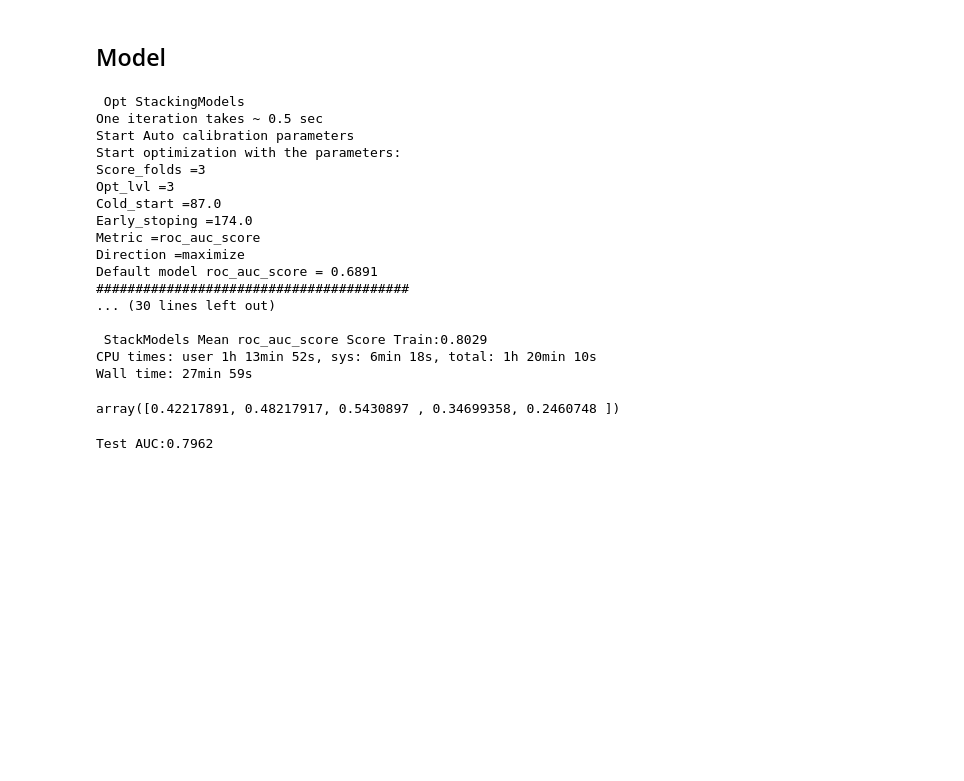
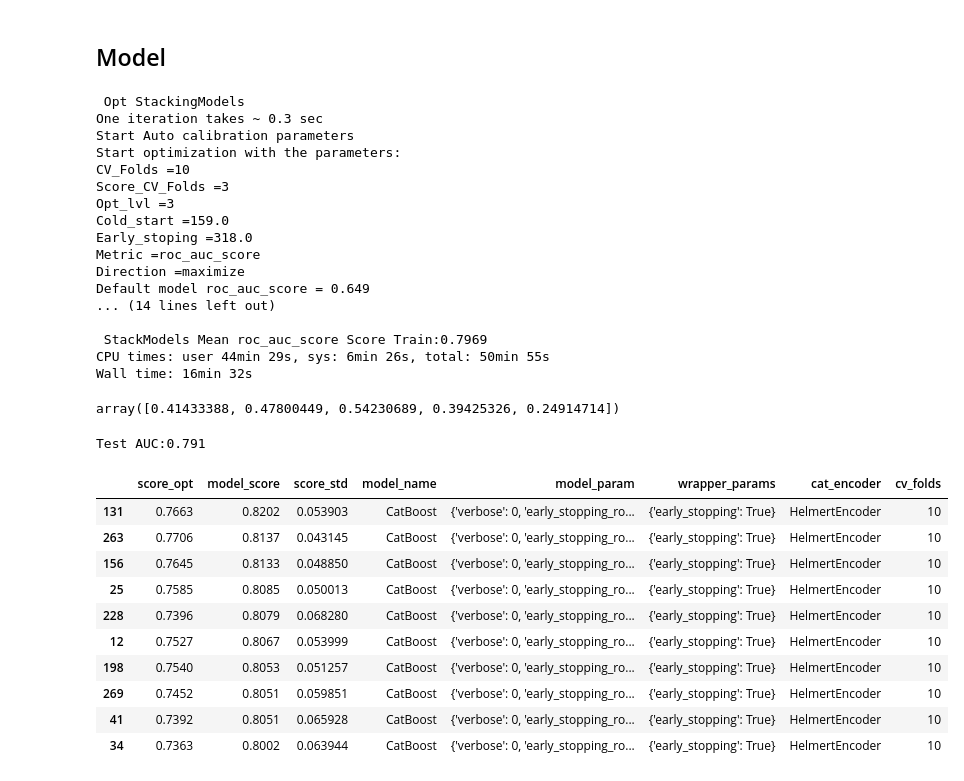
Before and after one commit to Alex-Lekov/AutoML_Alex, a Jupyter notebook: examples/01_Quick_Start.ipynb, the cells around one changed output. Saved outputs shown, nothing was run; the diff lists cells and outputs as text; code cells hidden in the pictures; blank space fills up the shorter version.

```diff
--- a/examples/01_Quick_Start.ipynb
+++ b/examples/01_Quick_Start.ipynb
@@ -45,30 +45,44 @@ model = AutoML(X_train, y_train, X_test, type_of_estimator='classifier', random_
 model = AutoMLClassifier(X_train, y_train, X_test, random_state=RANDOM_SEED)
 # %%
 %%time
-predict_test, predict_train = model.fit_predict(timeout=2000, verbose=2)
+predict_test, predict_train = model.fit_predict(timeout=1000, verbose=2)
 # %% [output]
  Opt StackingModels
-One iteration takes ~ 0.5 sec
+One iteration takes ~ 0.3 sec
 Start Auto calibration parameters
 Start optimization with the parameters:
-Score_folds =3
+CV_Folds =10
+Score_CV_Folds =3
 Opt_lvl =3
-Cold_start =87.0
-Early_stoping =174.0
+Cold_start =159.0
+Early_stoping =318.0
 Metric =roc_auc_score
 Direction =maximize
-Default model roc_auc_score = 0.6891
-########################################
-... (30 lines left out)
+Default model roc_auc_score = 0.649
+... (14 lines left out)
 
- StackModels Mean roc_auc_score Score Train:0.8029
-CPU times: user 1h 13min 52s, sys: 6min 18s, total: 1h 20min 10s
-Wall time: 27min 59s
+ StackModels Mean roc_auc_score Score Train:0.7969
+CPU times: user 44min 29s, sys: 6min 26s, total: 50min 55s
+Wall time: 16min 32s
 # %%
 predict_test[:5]
 # %% [output]
-array([0.42217891, 0.48217917, 0.5430897 , 0.34699358, 0.2460748 ])
+array([0.41433388, 0.47800449, 0.54230689, 0.39425326, 0.24914714])
 # %%
 print('Test AUC: ', round(sklearn.metrics.roc_auc_score(y_test, predict_test),4))
 # %% [output]
-Test AUC:0.7962
+Test AUC:0.791
+# %%
+model.stack_models_cfgs
+# %% [output]
+|  | score_opt | model_score | score_std | model_name | model_param | wrapper_params | cat_encoder | cv_folds |
+| 131 | 0.7663 | 0.8202 | 0.053903 | CatBoost | {'verbose': 0, 'early_stopping_ro... | {'early_stopping': True} | HelmertEncoder | 10 |
+| 263 | 0.7706 | 0.8137 | 0.043145 | CatBoost | {'verbose': 0, 'early_stopping_ro... | {'early_stopping': True} | HelmertEncoder | 10 |
+| 156 | 0.7645 | 0.8133 | 0.048850 | CatBoost | {'verbose': 0, 'early_stopping_ro... | {'early_stopping': True} | HelmertEncoder | 10 |
+| 25 | 0.7585 | 0.8085 | 0.050013 | CatBoost | {'verbose': 0, 'early_stopping_ro... | {'early_stopping': True} | HelmertEncoder | 10 |
+| 228 | 0.7396 | 0.8079 | 0.068280 | CatBoost | {'verbose': 0, 'early_stopping_ro... | {'early_stopping': True} | HelmertEncoder | 10 |
+| 12 | 0.7527 | 0.8067 | 0.053999 | CatBoost | {'verbose': 0, 'early_stopping_ro... | {'early_stopping': True} | HelmertEncoder | 10 |
+| 198 | 0.7540 | 0.8053 | 0.051257 | CatBoost | {'verbose': 0, 'early_stopping_ro... | {'early_stopping': True} | HelmertEncoder | 10 |
+| 269 | 0.7452 | 0.8051 | 0.059851 | CatBoost | {'verbose': 0, 'early_stopping_ro... | {'early_stopping': True} | HelmertEncoder | 10 |
+| 41 | 0.7392 | 0.8051 | 0.065928 | CatBoost | {'verbose': 0, 'early_stopping_ro... | {'early_stopping': True} | HelmertEncoder | 10 |
+| 34 | 0.7363 | 0.8002 | 0.063944 | CatBoost | {'verbose': 0, 'early_stopping_ro... | {'early_stopping': True} | HelmertEncoder | 10 |
```
Also changed, not shown: parts of 1 cell of this notebook, 13 other files.
